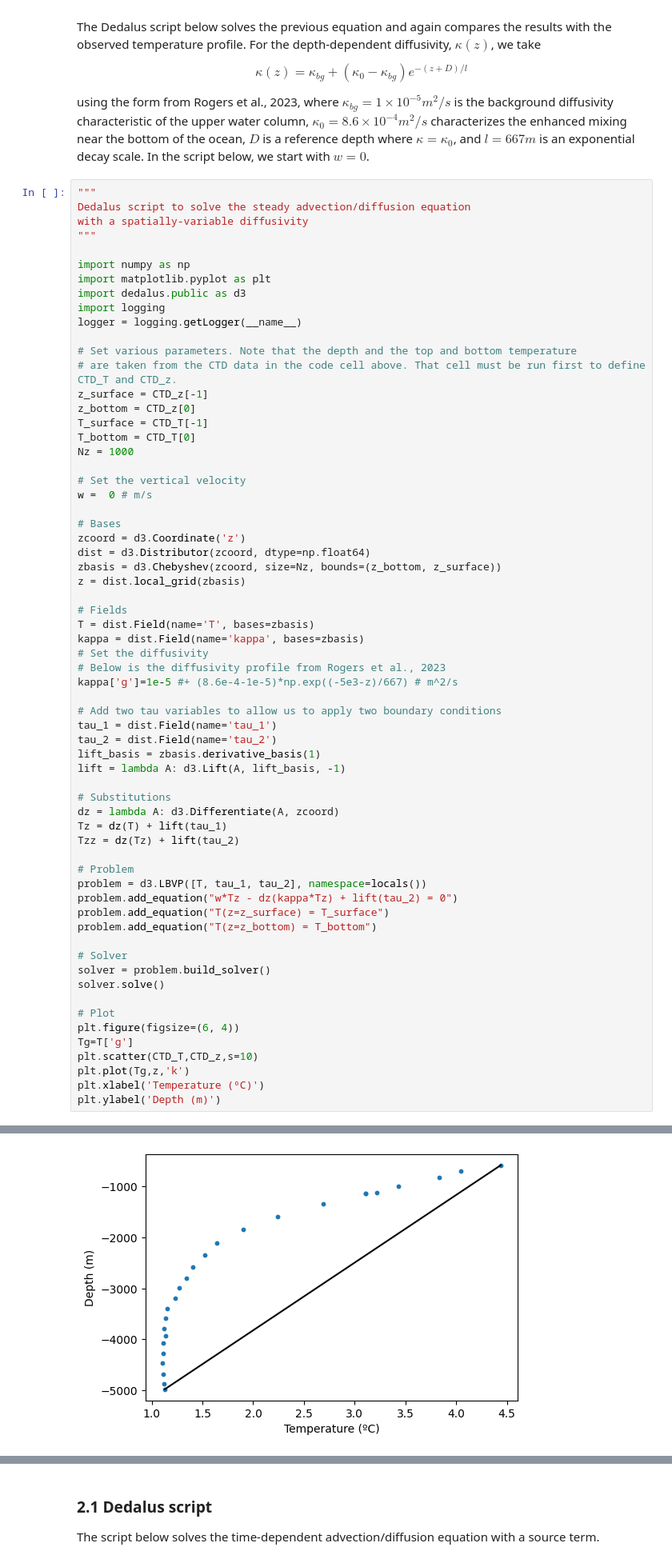
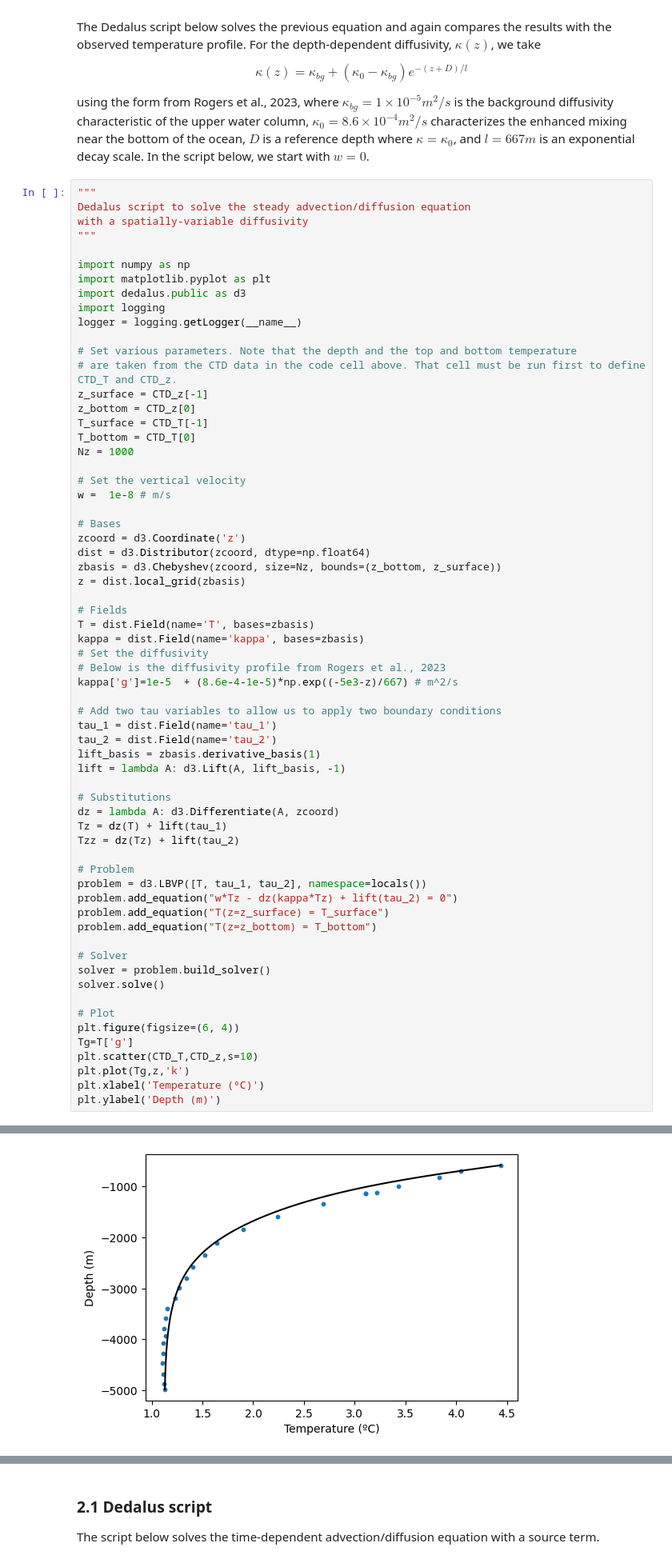
Before and after one commit to SquidsofDoom/QCES, a Jupyter notebook: Project2_transport.ipynb, the cells around one changed output, grey strips where cells are left out. Shown at 80% size. Drawn from its saved outputs; the diff is of its cells as text.

```diff
--- a/Project2_transport.ipynb
+++ b/Project2_transport.ipynb
@@ -220,7 +220,7 @@ T_bottom = CTD_T[0]
 Nz = 1000
 
 # Set the vertical velocity
-w =  0 # m/s
+w =  1e-8 # m/s
 
 # Bases
 zcoord = d3.Coordinate('z')
@@ -233,7 +233,7 @@ T = dist.Field(name='T', bases=zbasis)
 kappa = dist.Field(name='kappa', bases=zbasis)
 # Set the diffusivity
 # Below is the diffusivity profile from Rogers et al., 2023
-kappa['g']=1e-5 #+ (8.6e-4-1e-5)*np.exp((-5e3-z)/667) # m^2/s
+kappa['g']=1e-5  + (8.6e-4-1e-5)*np.exp((-5e3-z)/667) # m^2/s
 
 # Add two tau variables to allow us to apply two boundary conditions
 tau_1 = dist.Field(name='tau_1')
@@ -269,5 +269,5 @@ INFO:subsystems:Building subproblem matrices 1/1 (~100%) Elapsed: 0s, Remaining:
 Text(0, 0.5, 'Depth (m)')
-[figure, old version]
+[figure, new version]
 # %% [markdown]
 ### 1.6 Student investigation
 <a id='section1pt6'></a>
```
Also changed, not shown: parts of 3 cells of this notebook.
